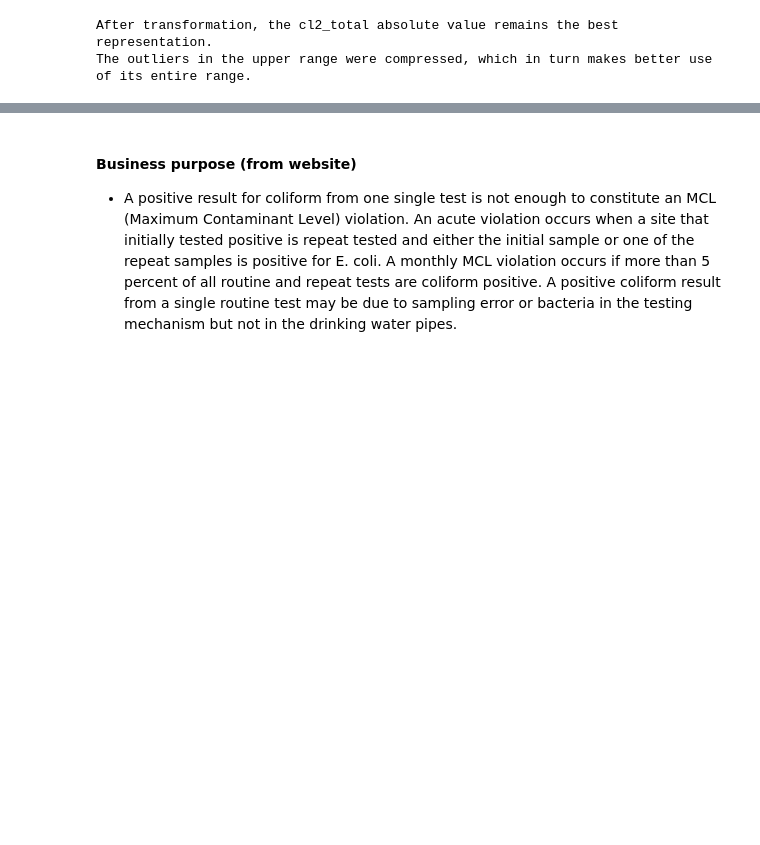
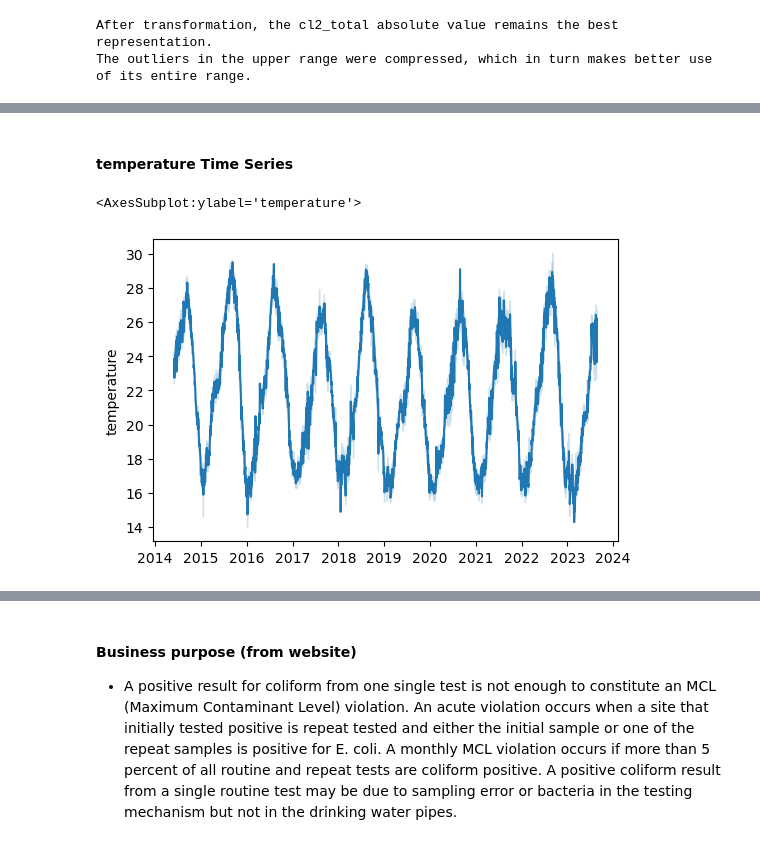
Before and after one commit to Oscar-Gil-Data/Monitoring-of-Indicator-Bacteria-in-Drinking-Water, a Jupyter notebook: Data SD - Monitoring of Indicator Bacteria in Drinking Water.ipynb, the cells around one changed output, grey strips where cells are left out. Drawn from its saved outputs; the diff is of its cells as text; code cells hidden in the pictures; blank space fills up the shorter version.

```diff
--- a/Data SD - Monitoring of Indicator Bacteria in Drinking Water.ipynb
+++ b/Data SD - Monitoring of Indicator Bacteria in Drinking Water.ipynb
@@ -433,0 +444,7 @@ conversion: log
+# %% [markdown]
+#### temperature Time Series
+# %%
+sns.lineplot(df.date_sampled.values, df.temperature)
+# %% [output]
+<AxesSubplot:ylabel='temperature'>
+[figure, added]
```
Also changed, not shown: parts of 24 cells of this notebook.
